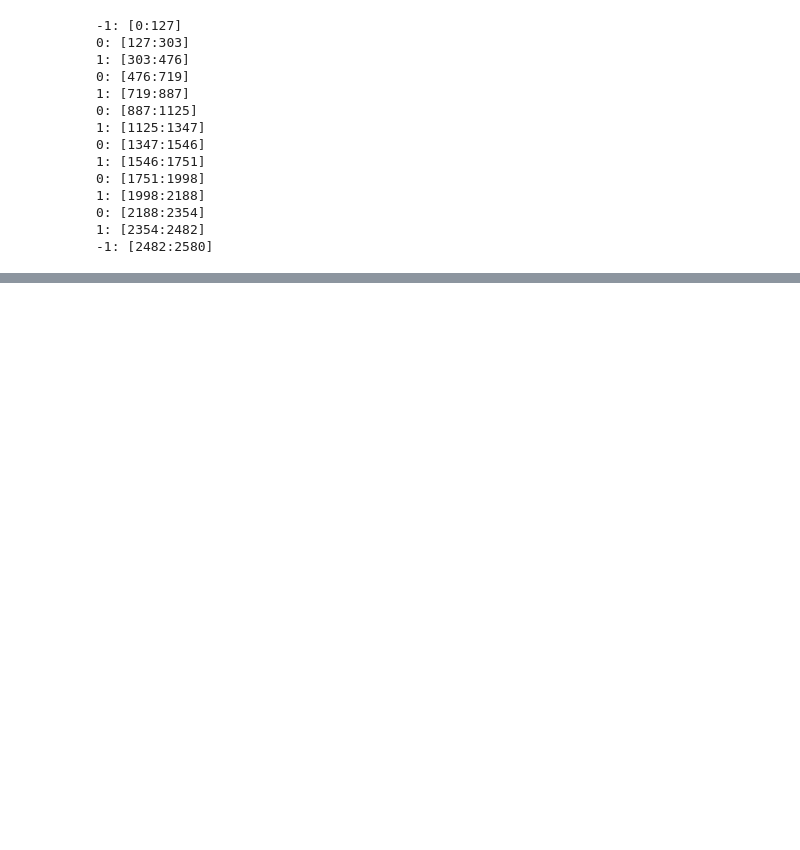
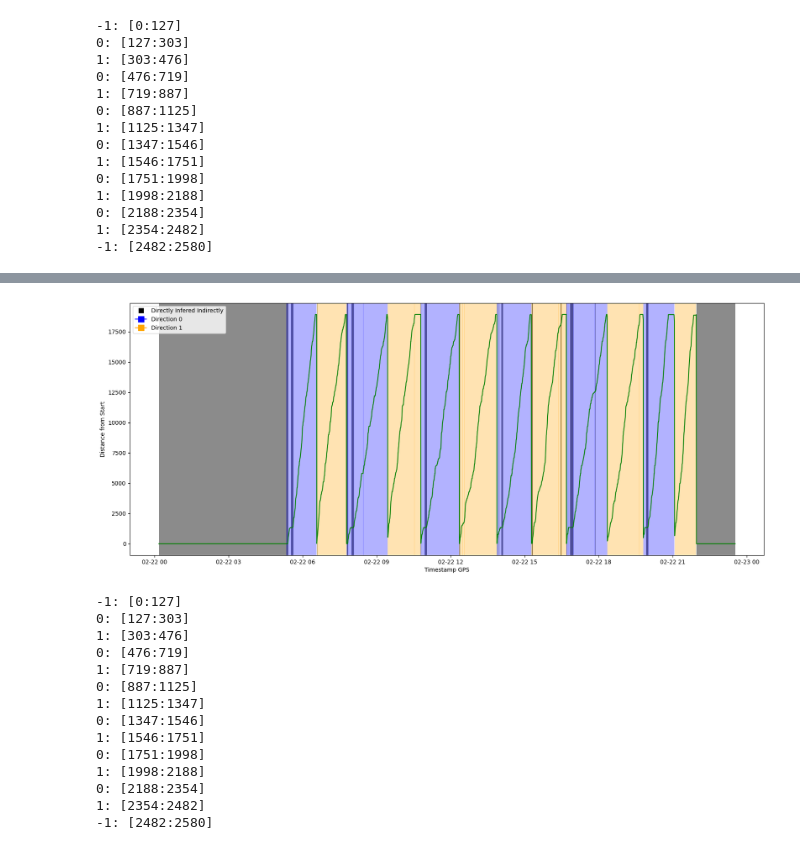
Before and after one commit to prefeitura-rio/smtr_previsao_tempo_chegada, a Jupyter notebook: fgv/main.ipynb, the cells around one changed output, grey strips where cells are left out. Cells and saved outputs as stored; diff of their text form; code cells hidden in the pictures; blank space fills up the shorter version.

```diff
--- a/fgv/main.ipynb
+++ b/fgv/main.ipynb
@@ -318,0 +387,71 @@ for i in range(len(change_indices) - 1):
+# %%
+# Plot the gps datapoints coloring acording to the 'direction' column(-1, 0 or 1)
+fig, ax = plt.subplots(1, 1, figsize=(20, 8))
+
+# Convert timestamp_gps to datetime64 on the datafrmae column
+df['timestamp_gps'] = pd.to_datetime(df['timestamp_gps'])
+
+timestamp = df['timestamp_gps'].to_numpy()
+distance_traveled = df['distance_traveled'].to_numpy()
+
+ax.plot(timestamp, distance_traveled, label='Distance Traveled', color='green')
+
+# Get unique values from 'direction' column and create a colormap
+colors = {-1: 'lightgrey', 0: 'blue', 1: 'orange'}  # Modify colors as needed
+
+# Group by 'direction' status and apply coloring
+direction = df['direction'].to_numpy()
+
+# Find indices where 'direction' changes
+change_indices = np.where(direction[:-1] != direction[1:])[0] + 1
+
+# Include the start and end of the array
+change_indices = np.concatenate(([0], change_indices, [len(direction)]))
+
+# Apply coloring to the background based on 'direction' values
+for start, end in zip(change_indices[:-1], change_indices[1:]):
+    ax.axvspan(timestamp[start], timestamp[end-1], facecolor=colors[direction[start]], alpha=0.5)
+
+# Do the same with the direction inference method
+direction_directly_infered = df['direction_directly_infered'].to_numpy()
+direction_directly_infered_change_indices = np.where(direction_directly_infered[:-1] != direction_directly_infered[1:])[0] + 1
+direction_directly_infered_change_indices = np.concatenate(([0], direction_directly_infered_change_indices, [len(direction_directly_infered)]))
+direction_directly_infered_colors = {False: 'black', True: 'white'}  # Modify colors as needed
+
+# Add texture to the background based on 'direction_directly_infered' values
+for start, end in zip(direction_directly_infered_change_indices[:-1], direction_directly_infered_change_indices[1:]):
+    ax.axvspan(timestamp[start], timestamp[end-1], facecolor=direction_directly_infered_colors[direction_directly_infered[start]], alpha=0.4)
+
+# Add labels
+ax.set_xlabel('Timestamp GPS')
+ax.set_ylabel('Distance from Start')
+
+# Add a custom legend
+legend_elements = [plt.Line2D([0], [0], color='w', markerfacecolor='black', marker='s', markersize=10, label='Directly Infered Indirectly'),
+                   plt.Line2D([0], [0], color='blue', markerfacecolor='blue', marker='s', markersize=10, label='Direction 0'),
+                   plt.Line2D([0], [0], color='orange', markerfacecolor='orange', marker='s', markersize=10, label='Direction 1')]
+
+ax.legend(handles=legend_elements)
+
+# Show plot
+plt.show()
+
+# Print the clusters (Value: [StartIndex:EndIndex]) of values inside direction array
+for i in range(len(change_indices) - 1):
+    print(f"{direction[change_indices[i]]}: [{change_indices[i]}:{change_indices[i+1]}]")
+# %% [output]
+[figure, added]
+-1: [0:127]
+0: [127:303]
+1: [303:476]
+0: [476:719]
+1: [719:887]
+0: [887:1125]
+1: [1125:1347]
+0: [1347:1546]
+1: [1546:1751]
+0: [1751:1998]
+1: [1998:2188]
+0: [2188:2354]
+1: [2354:2482]
+-1: [2482:2580]
```
Also changed, not shown: parts of 8 cells of this notebook, 1 other file.
